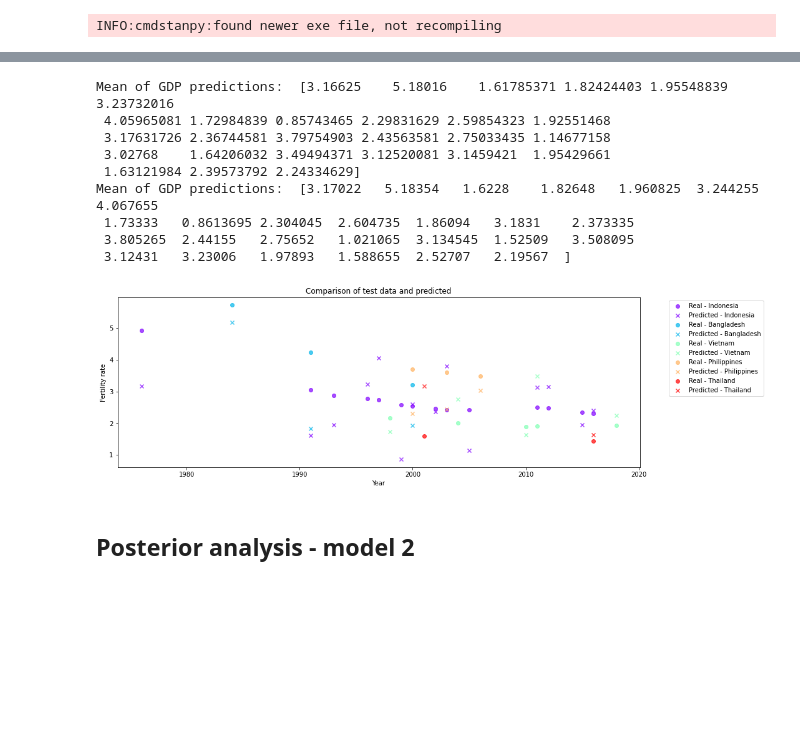
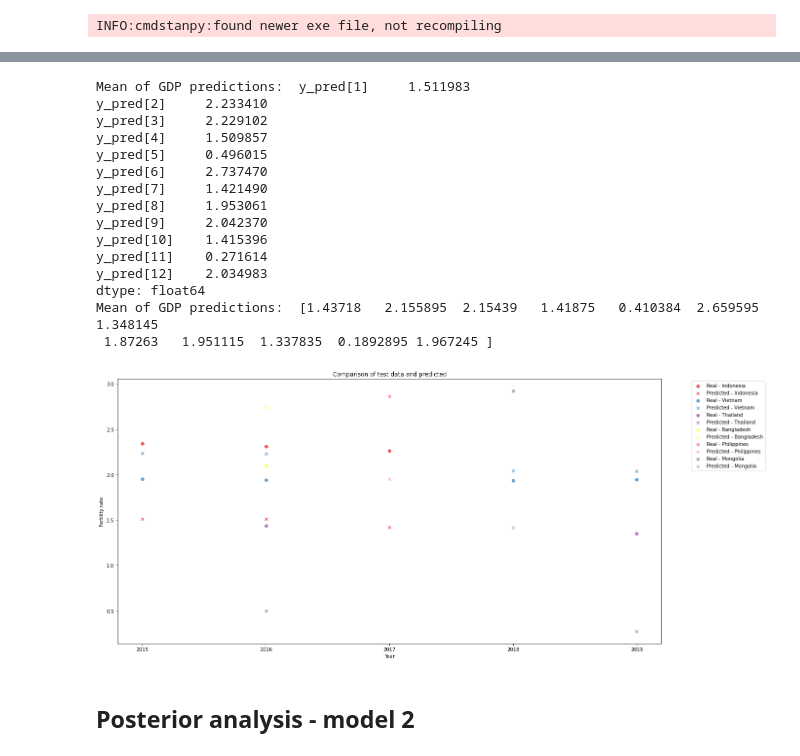
Before and after one commit to michalsciubisz/fertility_rate_project, a Jupyter notebook: fertility_rate.ipynb, the cells around one changed output, grey strips where cells are left out. Drawn from its saved outputs; the diff is of its cells as text; code cells hidden in the pictures; blank space fills up the shorter version.

```diff
--- a/fertility_rate.ipynb
+++ b/fertility_rate.ipynb
@@ -534,54 +508,65 @@ INFO:cmdstanpy:CmdStan done processing.
+# %%
+columns = sim_predicted_gdp_df.columns[2:] ##first two columns irrelevant
+
+predicted_gdp_df = sim_predicted_gdp_df[columns]
 # %%
-gdp_mean_predictions = np.mean(gdp_predictions, axis=0)
-gdp_median_predictions = np.median(gdp_predictions, axis=0)
+gdp_mean_predictions = np.mean(predicted_gdp_df, axis=0)
+gdp_median_predictions = np.median(predicted_gdp_df, axis=0)
 
 print("Mean of GDP predictions: ", gdp_mean_predictions)
 print("Mean of GDP predictions: ", gdp_median_predictions)
 # %% [output]
-Mean of GDP predictions:  [3.16625    5.18016    1.61785371 1.82424403 1.95548839 3.23732016
- 4.05965081 1.72984839 0.85743465 2.29831629 2.59854323 1.92551468
- 3.17631726 2.36744581 3.79754903 2.43563581 2.75033435 1.14677158
- 3.02768    1.64206032 3.49494371 3.12520081 3.1459421  1.95429661
- 1.63121984 2.39573792 2.24334629]
-Mean of GDP predictions:  [3.17022   5.18354   1.6228    1.82648   1.960825  3.244255  4.067655
- 1.73333   0.8613695 2.304045  2.604735  1.86094   3.1831    2.373335
- 3.805265  2.44155   2.75652   1.021065  3.134545  1.52509   3.508095
- 3.12431   3.23006   1.97893   1.588655  2.52707   2.19567  ]
+Mean of GDP predictions:  y_pred[1]     1.511983
+y_pred[2]     2.233410
+y_pred[3]     2.229102
+y_pred[4]     1.509857
+y_pred[5]     0.496015
+y_pred[6]     2.737470
+y_pred[7]     1.421490
+y_pred[8]     1.953061
+y_pred[9]     2.042370
+y_pred[10]    1.415396
+y_pred[11]    0.271614
+y_pred[12]    2.034983
+dtype: float64
+Mean of GDP predictions:  [1.43718   2.155895  2.15439   1.41875   0.410384  2.659595  1.348145
+ 1.87263   1.951115  1.337835  0.1892895 1.967245 ]
 # %%
 years = test_df['Year']
 entity = test_df['Entity']
 
 gdp_skeleton = {'Entity' : entity,
             'Year' : years,
-            'Fertility rate' : gdp_mean_predictions}
+            'Fertility rate' : gdp_mean_predictions.values}
 
 gdp_predictions_df = pd.DataFrame(gdp_skeleton)
+# %%
+min_year = gdp_predictions_df['Year'].min()
+max_year = gdp_predictions_df['Year'].max()
+
+year_vector = np.linspace(min_year, max_year, len(gdp_predictions_df['Year'].unique()))
 # %%
 entities = test_df['Entity'].unique()
 
-plt.figure(figsize=(15, 5))
+plt.figure(figsize=(20, 10))
 plt.title("Comparison of test data and predicted")
 
-# Define a color map
-colors = plt.cm.rainbow(np.linspace(0, 1, len(entities)))
+colors = plt.cm.Set1(np.linspace(0, 1, len(entities)))
 
 for i, entity in enumerate(entities):
-    # Filter data for the current entity
     real_data = test_df[test_df['Entity'] == entity]
     predicted_data = gdp_predictions_df[gdp_predictions_df['Entity'] == entity]
 
-    # Scatter plot for real data
     plt.scatter(real_data['Year'], real_data['Fertility rate'], color=colors[i], label=f'Real - {entity}', alpha=0.7)
-
-    # Scatter plot for predicted data
     plt.scatter(predicted_data['Year'], predicted_data['Fertility rate'], color=colors[i], marker='x', label=f'Predicted - {entity}', alpha=0.7)
 
 plt.legend(bbox_to_anchor=(1.05, 1), loc='upper left')
 plt.xlabel("Year")
 plt.ylabel("Fertility rate")
+plt.xticks(year_vector)
 plt.show()
 # %% [output]
-[figure, old version]
+[figure, new version]
 # %%
 #TODO Any issues with sampling? If so, what ideas of mitigation were used?
 #TODO Are samples analyzed?
```
Also changed, not shown: parts of 32 cells of this notebook, 12 other files.
